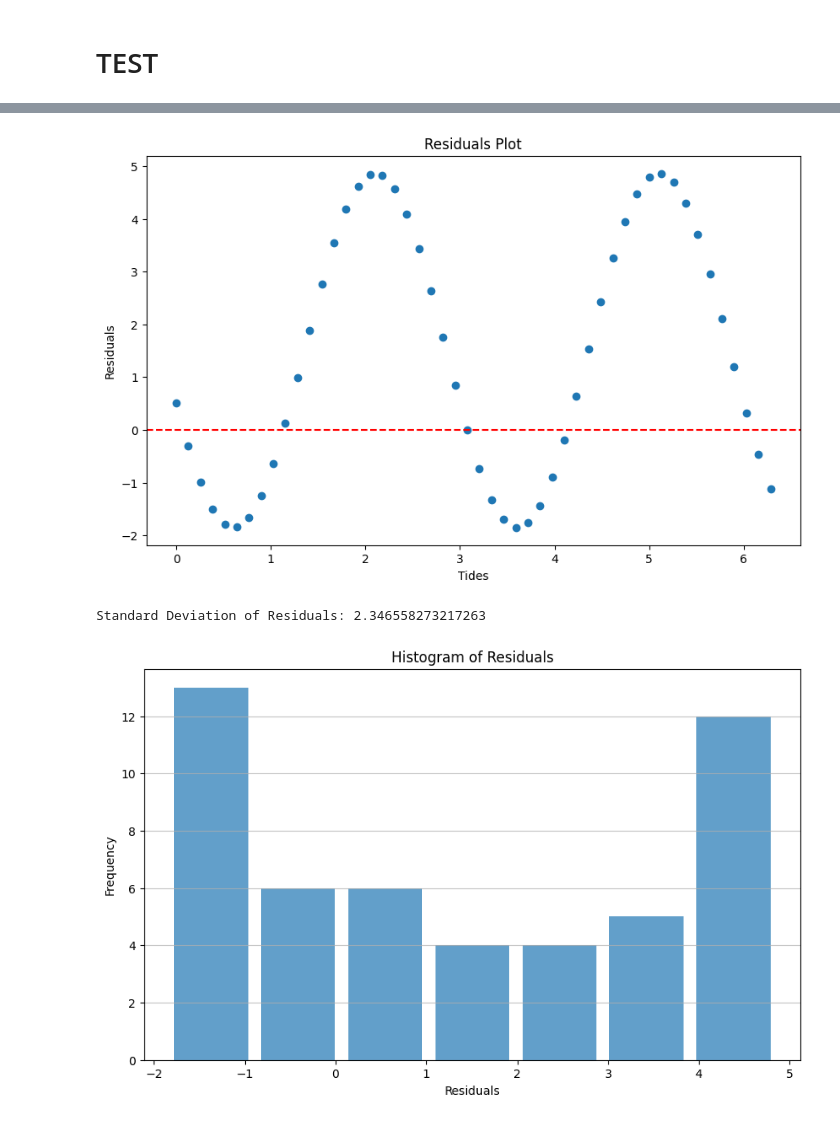
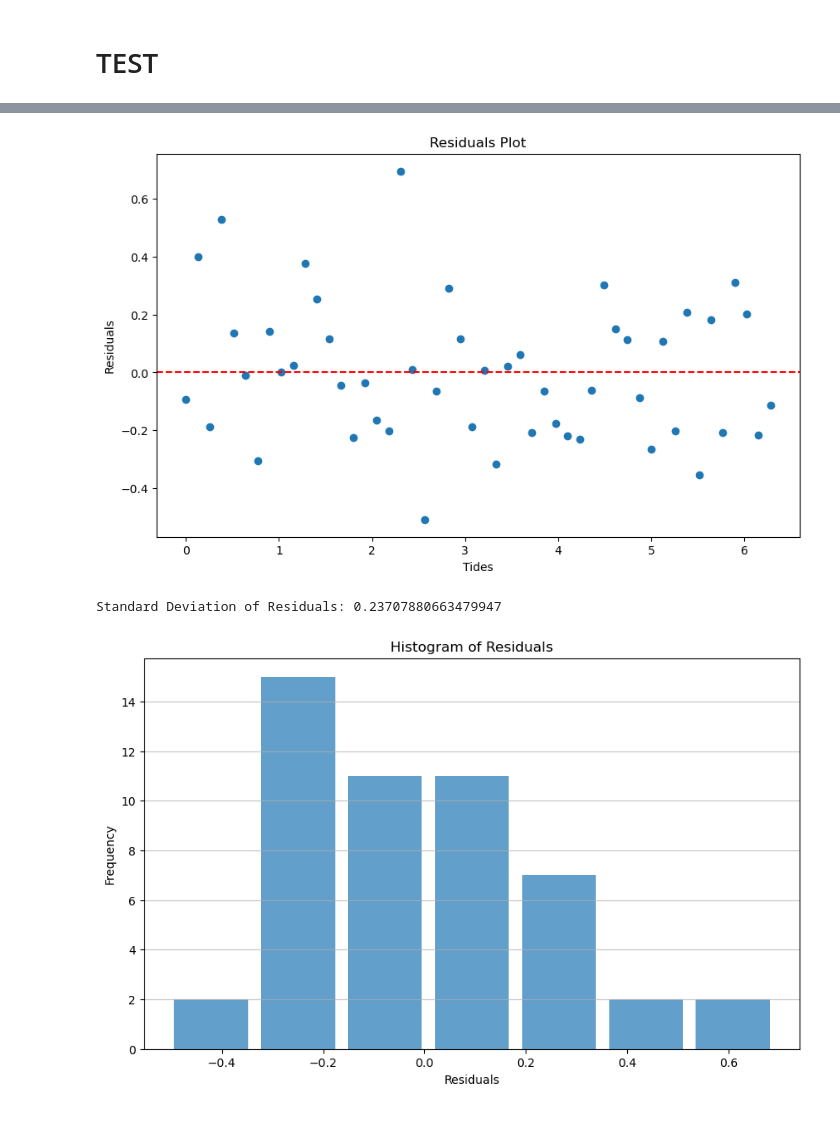
Before and after one commit to Oolongtea02/astr19GroupProject, a Jupyter notebook: JST_Group_Project.ipynb, the cells around one changed output, grey strips where cells are left out. Drawn from its saved outputs; the diff is of its cells as text; code cells hidden in the pictures.

```diff
--- a/JST_Group_Project.ipynb
+++ b/JST_Group_Project.ipynb
@@ -27,14 +27,7 @@ y = a * np.sin(b*x+c) + d + np.random.normal(scale=sigma,size=npoints)
 y_err = np.full(npoints, sigma)
 plt.scatter(x, y)
 
-#make plot
-f = plt.figure(figsize=(7, 7))
-plt.errorbar(x,y,y_err,fmt='o')
-plt.xlabel('Tides')
-plt.ylabel('Time')
-plt.plot(x,y,color="magenta",label="Best-fit Model")
-plt.legend(frameon=False,fontsize=20,handletextpad=0)
-plt.show()
+# Find Best fit model
 
 def f_line(x, a, b, c, d):
     return a * np.sin(b*x + c) + d
@@ -49,4 +42,15 @@ d_fit = params[3]
 print(a_fit,b_fit,c_fit,d_fit)
 
 y_fit = a_fit * np.sin(b_fit * x + c_fit) + d_fit
+
+# Plot data and best fit model together
+
+plt.figure(figsize=(7, 7))
+plt.errorbar(x,y,y_err,fmt='o')
+plt.xlabel('Tides')
+plt.ylabel('Time')
+plt.plot(x,y_fit,color='magenta',label='Best-Fit Model')
+
+plt.legend(frameon=False,fontsize=20,handletextpad=0)
+plt.show()
 # %% [output]
@@ -56,30 +60,30 @@ y_fit = a_fit * np.sin(b_fit * x + c_fit) + d_fit
 # %%
 # Subtract the best-fit model from the data to get residuals
-residuals = y_err - y_fit
+residuals = y - y_fit
 
 # Plot the residuals
 plt.figure(figsize=(10, 6))
 plt.scatter(x, residuals)
 plt.axhline(y=0, color='r', linestyle='--')
 plt.xlabel('Tides')
 plt.ylabel('Residuals')
 plt.title('Residuals Plot')
 plt.show()
 
 # Calculate the standard deviation of the residuals
 std_deviation = np.std(residuals)
 print(f'Standard Deviation of Residuals: {std_deviation}')
 
 # Plot a histogram of the residuals
 plt.figure(figsize=(10, 6))
 plt.hist(residuals, bins='auto', alpha=0.7, rwidth=0.85)
 plt.xlabel('Residuals')
 plt.ylabel('Frequency')
 plt.title('Histogram of Residuals')
 plt.grid(axis='y', alpha=0.75)
 plt.savefig('residuals_histogram.pdf')
 plt.show()
 # %% [output]
-[figure, old version]
+[figure, new version]
-Standard Deviation of Residuals: 2.346558273217263
+Standard Deviation of Residuals: 0.23707880663479947
-[figure, old version]
+[figure, new version]
```
Also changed, not shown: parts of 1 cell of this notebook, 1 other file.
